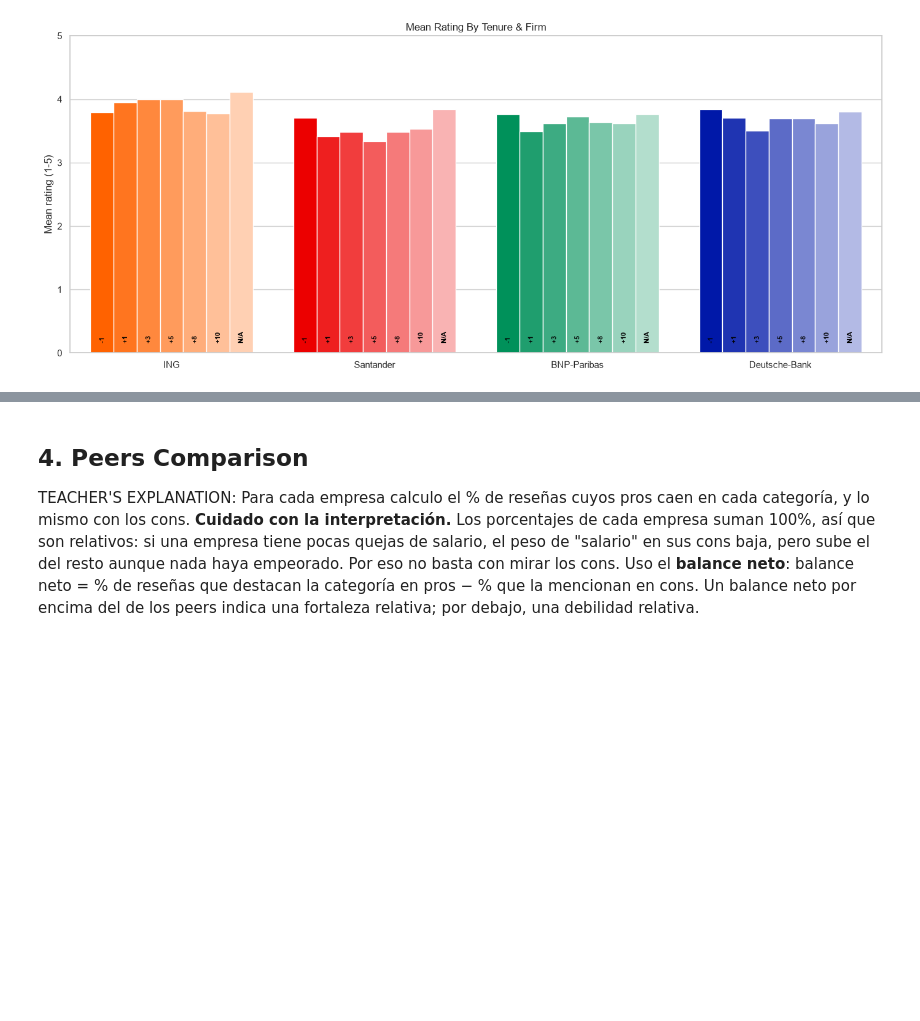
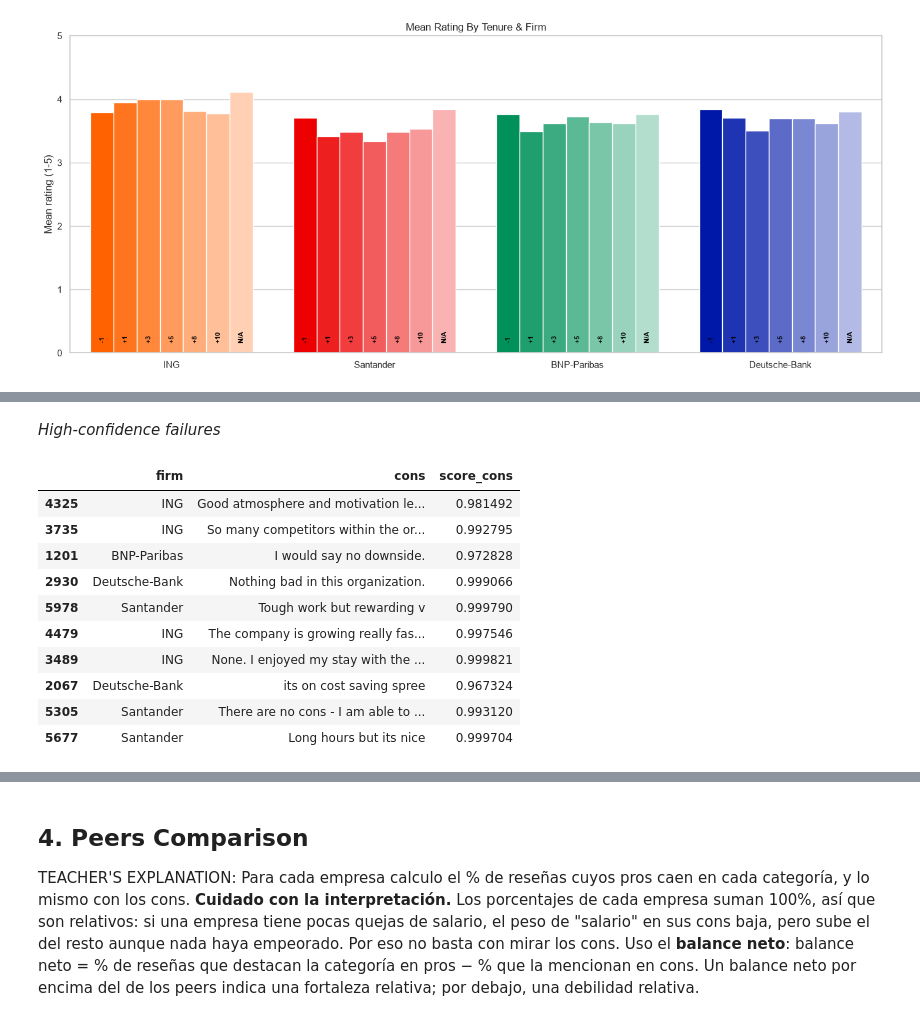
Before and after one commit to rubengil-dev/ING-glasdoor-analysis, a Jupyter notebook: mi_notebook.ipynb, the cells around one changed output, grey strips where cells are left out. Drawn from its saved outputs; the diff is of its cells as text; code cells hidden in the pictures; blank space fills up the shorter version.

Commit message:
Sentiment Analysis Done And Fixed. End to End run pending. Point 3 is the following

```diff
--- a/mi_notebook.ipynb
+++ b/mi_notebook.ipynb
@@ -33,6 +37,7 @@ from sentence_transformers import SentenceTransformer
 # %%
 # Data_Path
 DATA_PATH = Path("data/data.parquet")
+SENTIMENT_PATH = Path("outputs/sentiment_analysis.parquet")
 
 # Selected firms
 TARGET = "ING"
@@ -59,6 +64,9 @@ PALETTE = {
 def lighten(color, amount = 0.5):
     r, g, b = mcolors.to_rgb(color)
     return (r + (1 - r) * amount, g + (1 - g) * amount, b + (1 - b) * amount)
+
+# To check full texts
+pd.set_option("display.max_colwidth", 300)
 # %% [markdown]
 ### 0.3. Data import
 # %%
@@ -630,0 +652,33 @@ TEACHER'S EXPLANATION: Los pros y cons  ya nos darían un sentmiento, haremos un
+# %%
+if SENTIMENT_PATH.exists():
+    clean_df = pd.read_parquet(SENTIMENT_PATH)
+else:
+
+    device = 0 if torch.cuda.is_available() else -1     # GPU if available (0), otherwise CPU (-1)
+
+    feeling_pipe = pipeline(
+        "sentiment-analysis",
+        model="distilbert-base-uncased-finetuned-sst-2-english",
+        device=device,
+    )
+
+    def run_sentiment(texts, batch_size=32):
+
+        # truncation
+        out = feeling_pipe(texts, batch_size=batch_size, truncation=True, max_length=512)
+        return pd.DataFrame(out)
+
+    for col in ["pros", "cons"]:
+        clean_df[f"sent_{col}"] = None
+        clean_df[f"score_{col}"] = np.nan
+
+        mask = clean_df[col] != ""   # empty texts are not scored
+        res = run_sentiment(clean_df.loc[mask, col].tolist())
+
+        clean_df.loc[mask, f"sent_{col}"] = res["label"].values
+        clean_df.loc[mask, f"score_{col}"] = res["score"].values
+
+    SENTIMENT_PATH.parent.mkdir(exist_ok=True)
+    clean_df.to_parquet(SENTIMENT_PATH)
+
+clean_df[["sent_pros", "sent_cons"]].apply(lambda s: s.value_counts(normalize=True)).round(3)
@@ -630,0 +718,22 @@ TEACHER'S EXPLANATION: Los pros y cons  ya nos darían un sentmiento, haremos un
+# %%
+# Cons classified as POSITIVE
+disc_cons = clean_df[clean_df["sent_cons"] == "POSITIVE"]
+
+# Pros classified as NEGATIVE
+disc_pros = clean_df[clean_df["sent_pros"] == "NEGATIVE"]
+# %% [markdown]
+_High-confidence failures_
+# %%
+disc_cons[disc_cons["score_cons"] > 0.95].sample(10, random_state=SEED)[["firm", "cons", "score_cons"]]
+# %% [output]
+|  | firm | cons | score_cons |
+| 4325 | ING | Good atmosphere and motivation le... | 0.981492 |
+| 3735 | ING | So many competitors within the or... | 0.992795 |
+| 1201 | BNP-Paribas | I would say no downside. | 0.972828 |
+| 2930 | Deutsche-Bank | Nothing bad in this organization. | 0.999066 |
+| 5978 | Santander | Tough work but rewarding v | 0.999790 |
+| 4479 | ING | The company is growing really fas... | 0.997546 |
+| 3489 | ING | None. I enjoyed my stay with the ... | 0.999821 |
+| 2067 | Deutsche-Bank | its on cost saving spree | 0.967324 |
+| 5305 | Santander | There are no cons - I am able to ... | 0.993120 |
+| 5677 | Santander | Long hours but its nice | 0.999704 |
```
Also changed, not shown: parts of 21 cells of this notebook.
